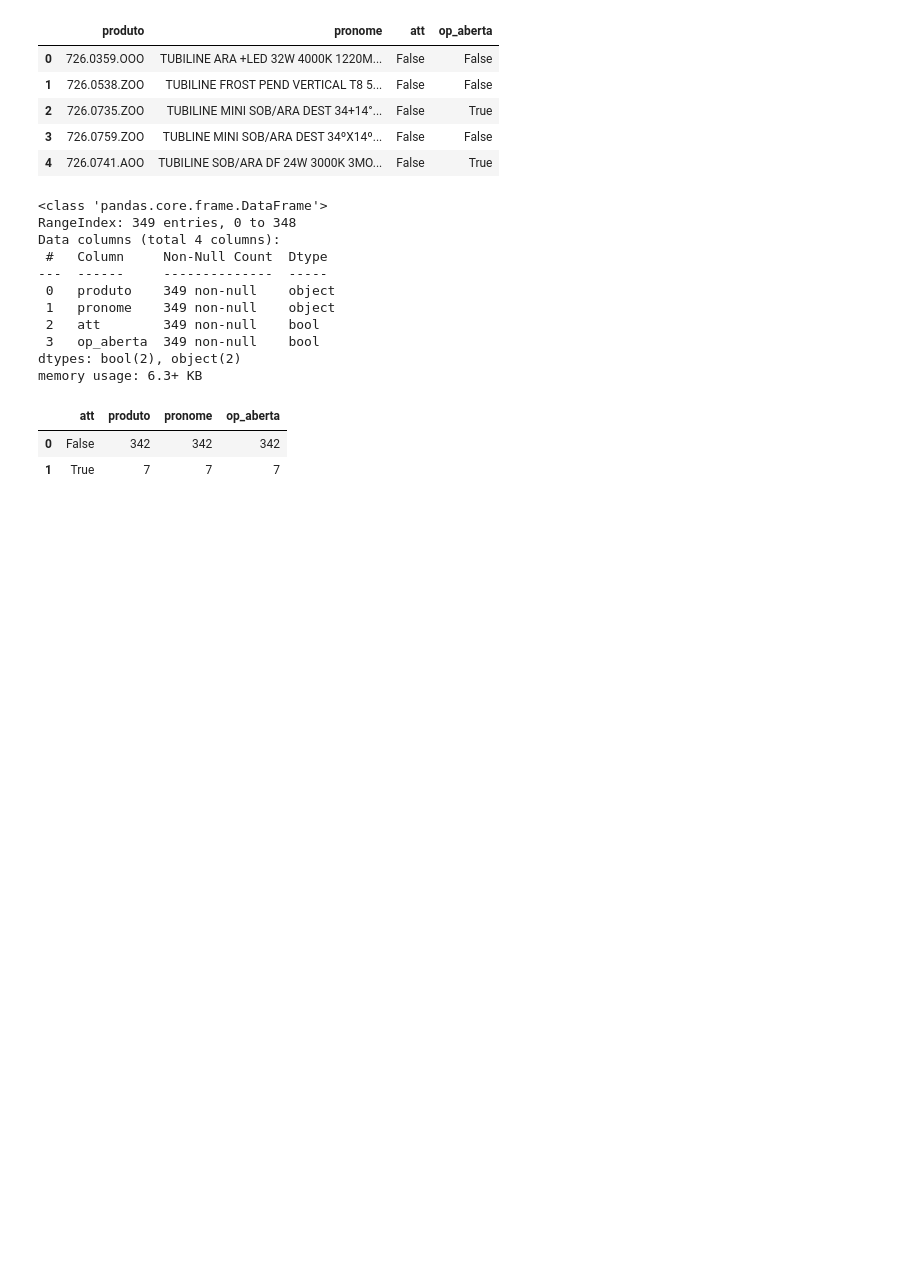
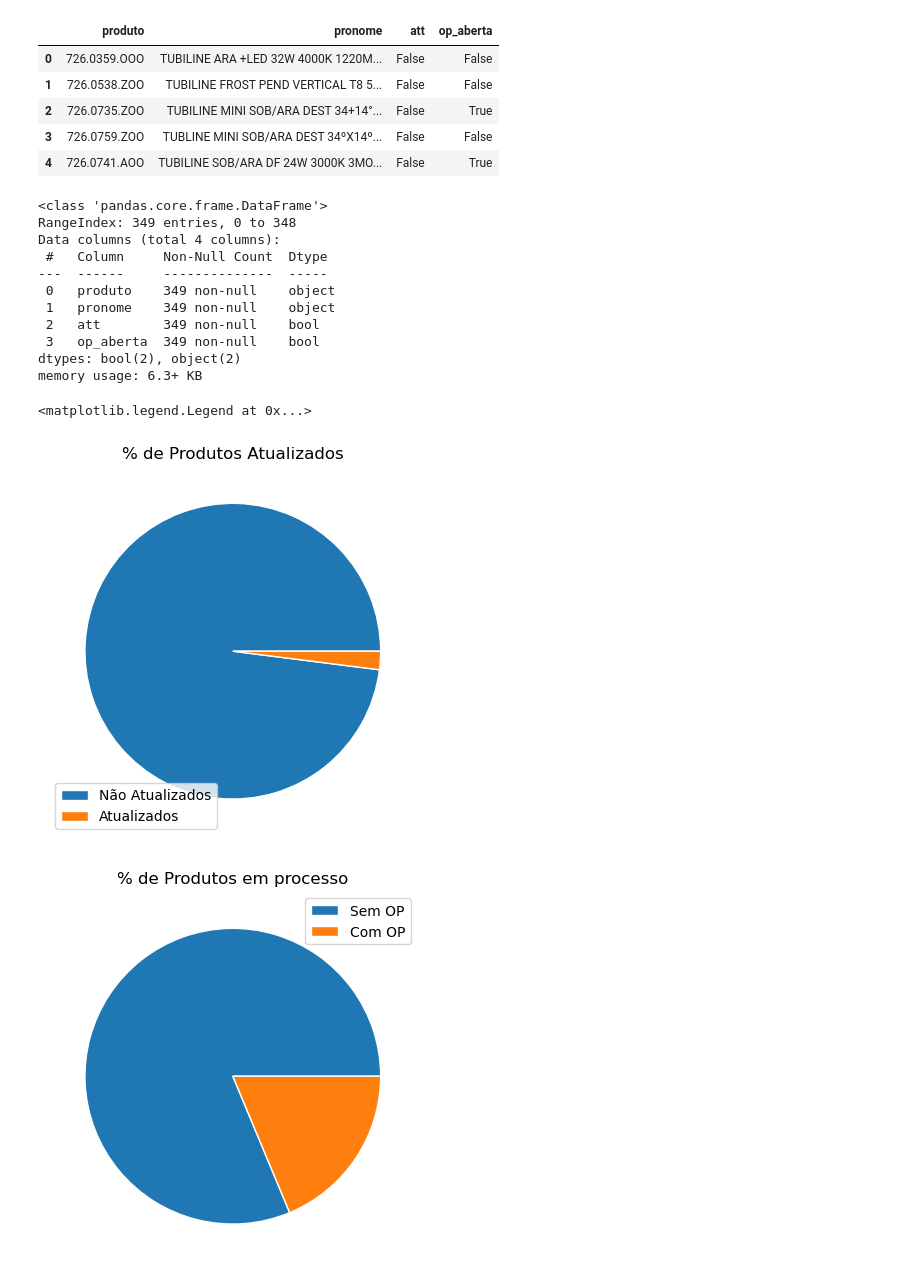
Before and after one commit to allanleitedev/inprogress_product_inativation, a Jupyter notebook: EDA.ipynb, the cells around one changed output. Drawn from its saved outputs; the diff is of its cells as text; code cells hidden in the pictures; blank space fills up the shorter version.

Commit message:
Pie Graph test

```diff
--- a/EDA.ipynb
+++ b/EDA.ipynb
@@ -32,10 +32,22 @@ Data columns (total 4 columns):
 dtypes: bool(2), object(2)
 memory usage: 6.3+ KB
 # %%
-teste = df.groupby(['att']).count().reset_index()
+percent_att = df.groupby(['att'])['produto'].count().reset_index()
+not_att = df[df.att == False]
 
-teste.head()
+inporcess = not_att.groupby(['op_aberta'])['produto'].count().reset_index()
+
+
+fig, att = plt.subplots()
+att.pie(prod_att['produto'], wedgeprops= {"linewidth": 1, "edgecolor":"white"})
+att.set_title('% de Produtos Atualizados')
+att.legend(['Não Atualizados', 'Atualizados'])
+
+fig2, inproc = plt.subplots()
+inproc.pie(inporcess['produto'], wedgeprops= {"linewidth": 1, "edgecolor":"white"})
+inproc.set_title('% de Produtos em processo')
+inproc.legend(['Sem OP', 'Com OP'])
 # %% [output]
-|  | att | produto | pronome | op_aberta |
-| 0 | False | 342 | 342 | 342 |
-| 1 | True | 7 | 7 | 7 |
+<matplotlib.legend.Legend at 0x...>
+[figure, added]
+[figure, added]
```
